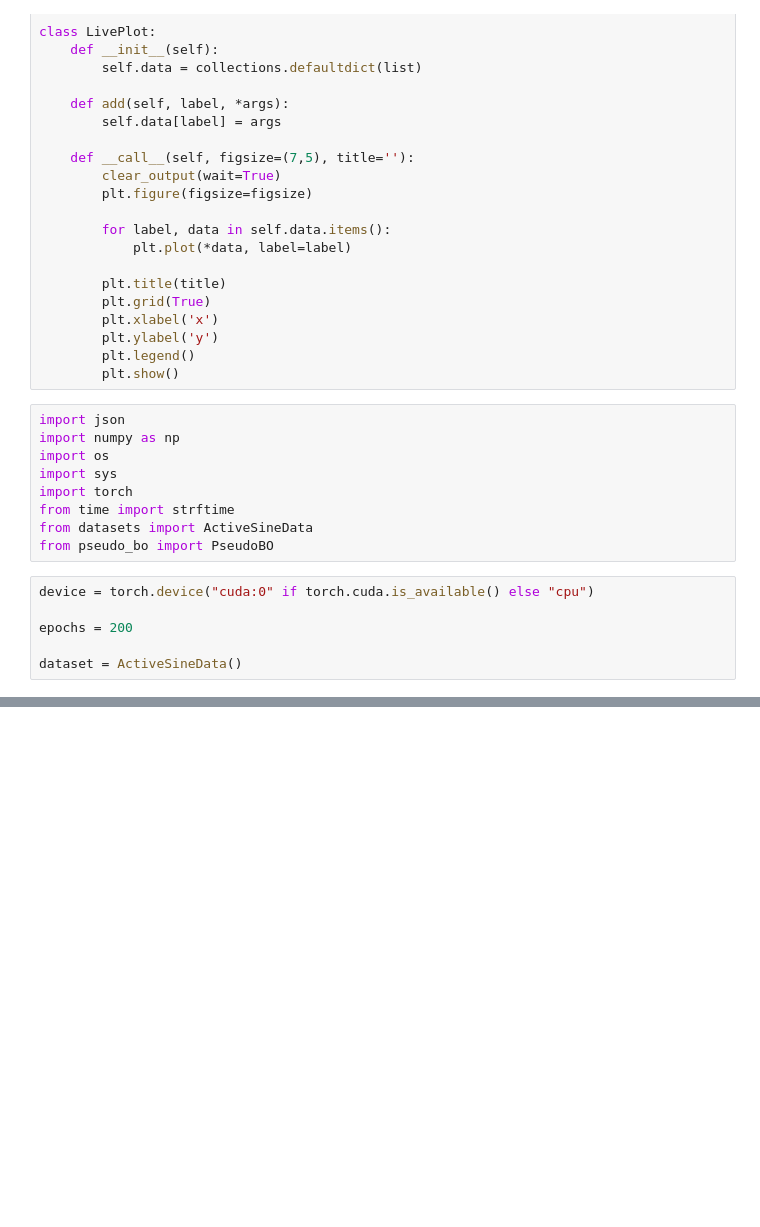
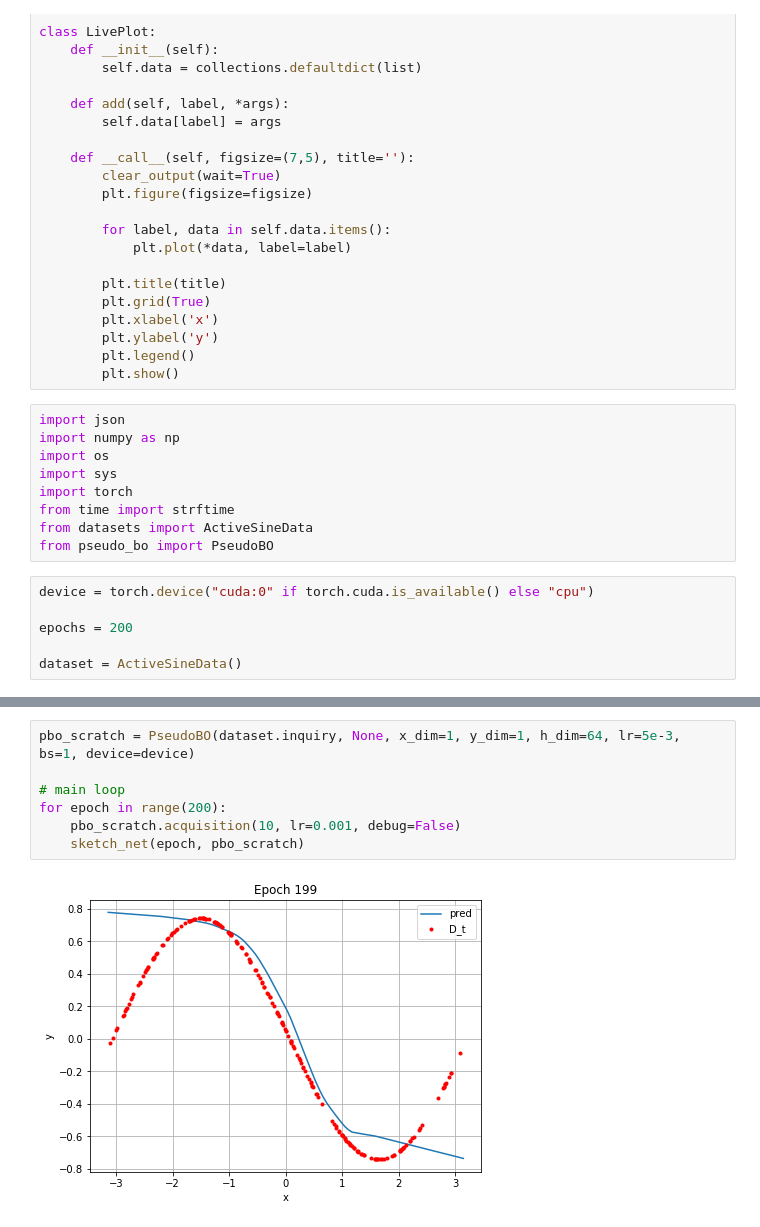
Before and after one commit to hushell/active_BO, a Jupyter notebook: pseudo_BO.ipynb, the cells around one changed output, grey strips where cells are left out. Cells and saved outputs as stored; diff of their text form; blank space fills up the shorter version.

```diff
--- a/pseudo_BO.ipynb
+++ b/pseudo_BO.ipynb
@@ -88,0 +89,9 @@ for epoch in range(epochs):
+# %%
+pbo_scratch = PseudoBO(dataset.inquiry, None, x_dim=1, y_dim=1, h_dim=64, lr=5e-3, bs=1, device=device)
+
+# main loop
+for epoch in range(200):
+    pbo_scratch.acquisition(10, lr=0.001, debug=False)
+    sketch_net(epoch, pbo_scratch)
+# %% [output]
+[figure, added]
```
Also changed, not shown: parts of 4 cells of this notebook, 1 other file.
